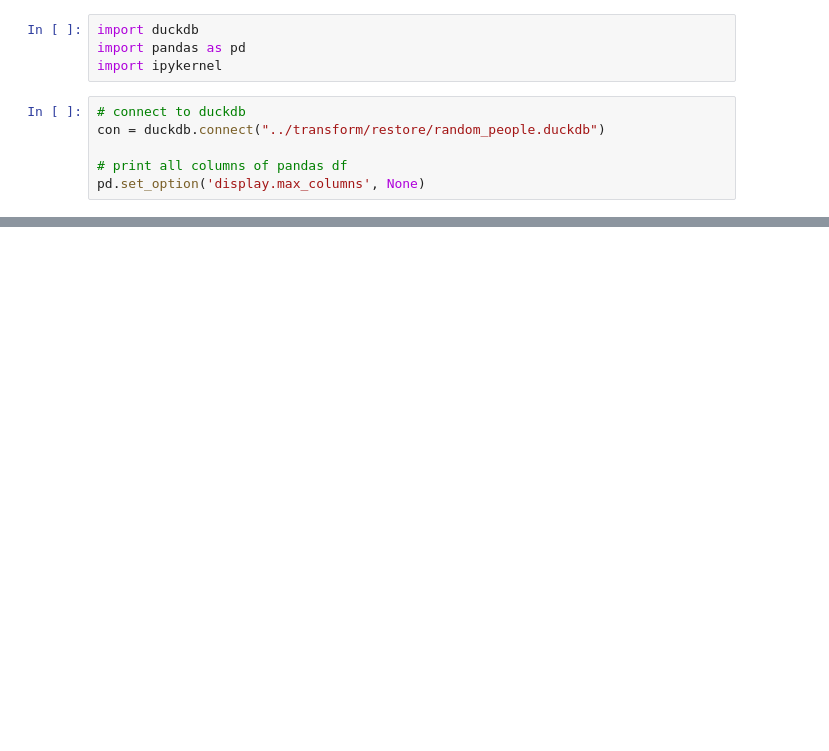
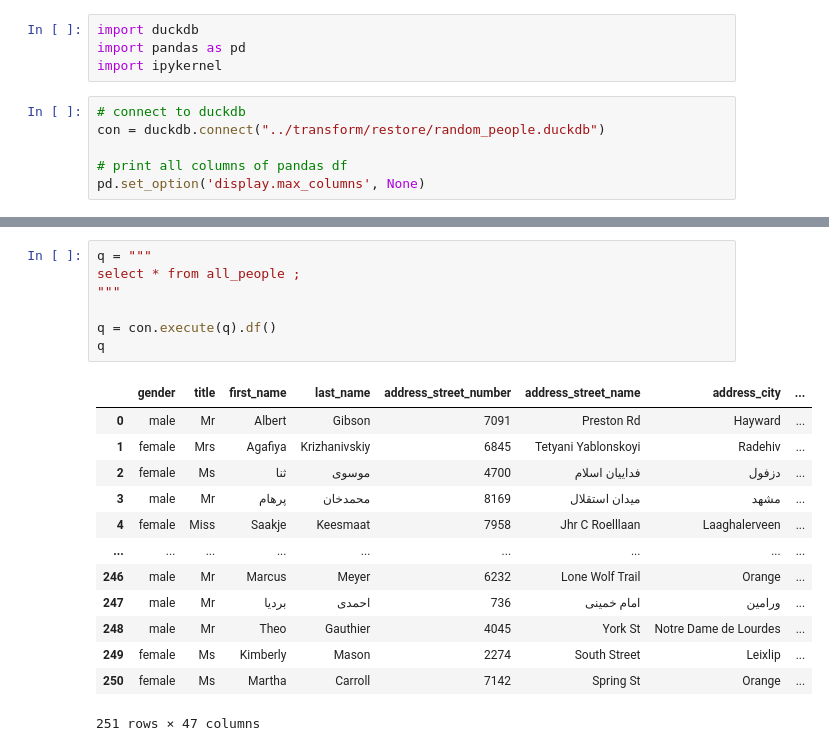
Before and after one commit to abodesy14/restore, a Jupyter notebook: analysis/people_analysis.ipynb, the cells around one changed output, grey strips where cells are left out. Drawn from its saved outputs; the diff is of its cells as text; blank space fills up the shorter version.

```diff
--- a/analysis/people_analysis.ipynb
+++ b/analysis/people_analysis.ipynb
@@ -62,0 +153,21 @@ password_length
+# %%
+q = """
+select * from all_people ;
+"""
+
+q = con.execute(q).df()
+q
+# %% [output]
+|  | gender | title | first_name | last_name | address_street_number | address_street_name | address_city | ... |
+| 0 | male | Mr | Albert | Gibson | 7091 | Preston Rd | Hayward | ... |
+| 1 | female | Mrs | Agafiya | Krizhanivskiy | 6845 | Tetyani Yablonskoyi | Radehiv | ... |
+| 2 | female | Ms | ثنا | موسوی | 4700 | فداییان اسلام | دزفول | ... |
+| 3 | male | Mr | پرهام | محمدخان | 8169 | میدان استقلال | مشهد | ... |
+| 4 | female | Miss | Saakje | Keesmaat | 7958 | Jhr C Roelllaan | Laaghalerveen | ... |
+| ... | ... | ... | ... | ... | ... | ... | ... | ... |
+| 246 | male | Mr | Marcus | Meyer | 6232 | Lone Wolf Trail | Orange | ... |
+| 247 | male | Mr | بردیا | احمدی | 736 | امام خمینی | ورامین | ... |
+| 248 | male | Mr | Theo | Gauthier | 4045 | York St | Notre Dame de Lourdes | ... |
+| 249 | female | Ms | Kimberly | Mason | 2274 | South Street | Leixlip | ... |
+| 250 | female | Ms | Martha | Carroll | 7142 | Spring St | Orange | ... |
+251 rows × 47 columns
```
Also changed, not shown: parts of 11 cells of this notebook.
